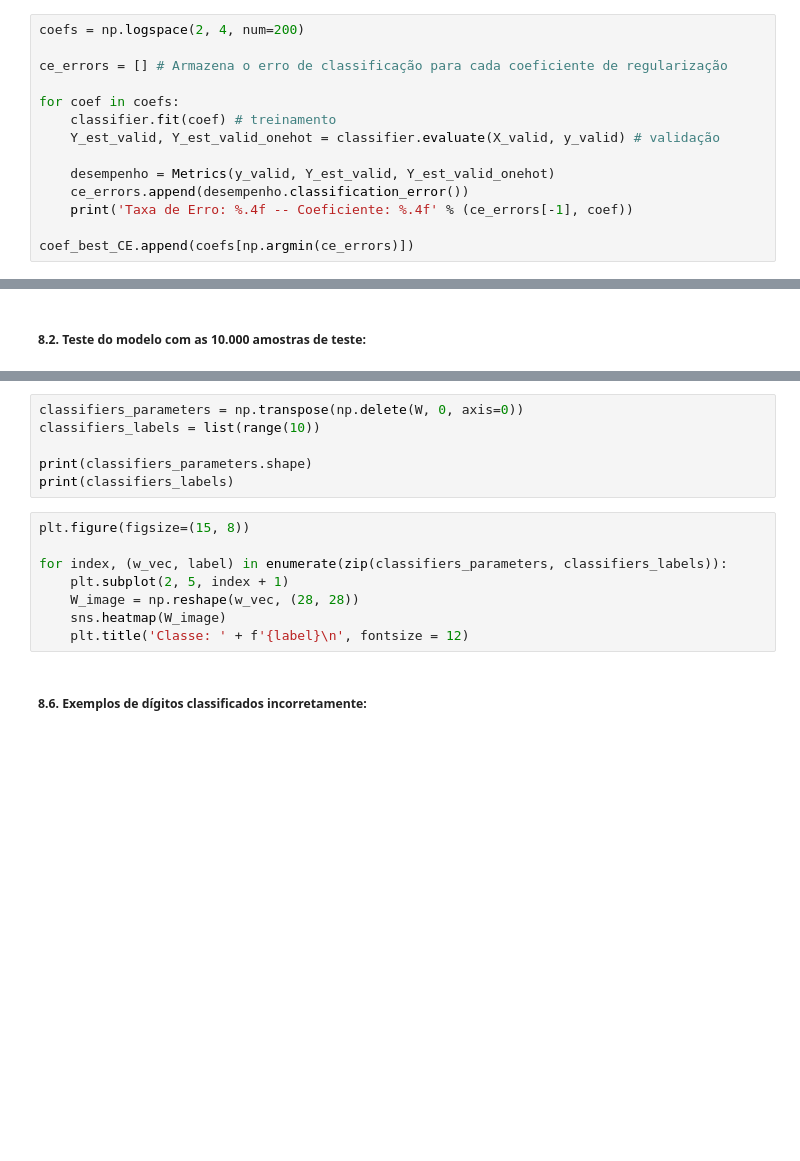
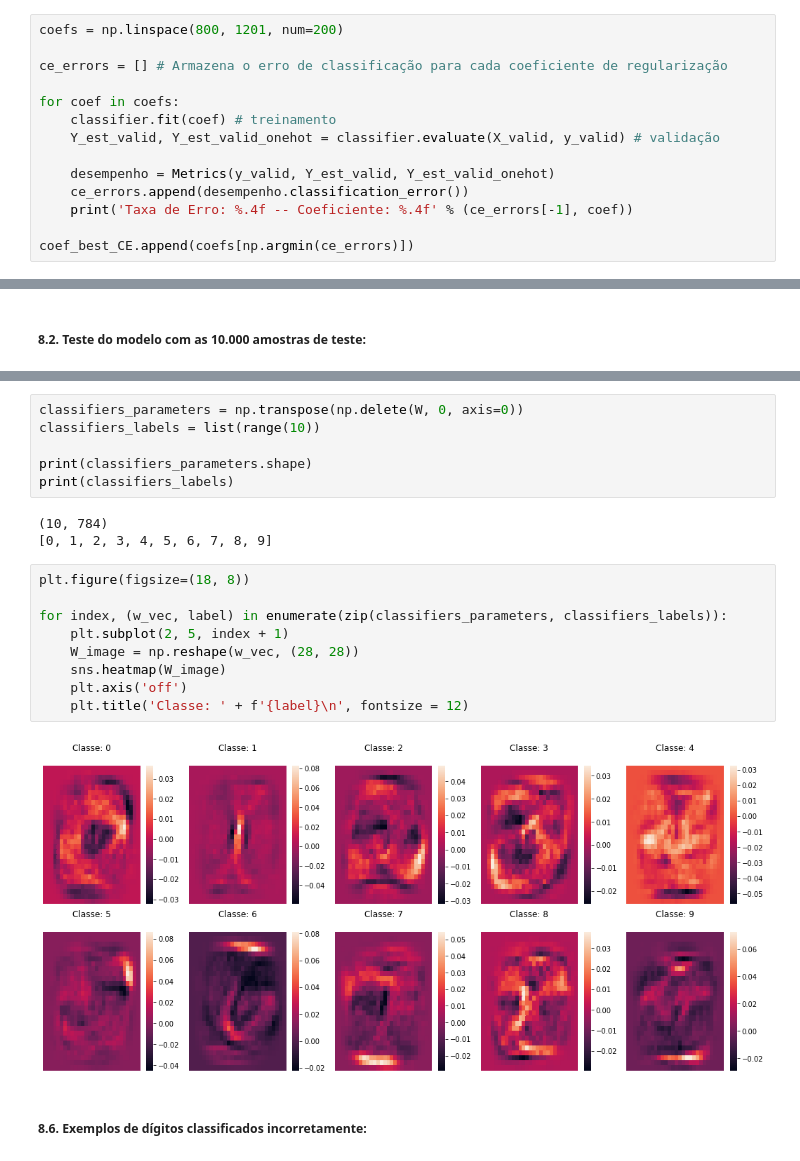
Before and after one commit to guilherme-rosa/IA353_RedesNeurais, a Jupyter notebook: EFC1/EFC1 - Q1 .ipynb, the cells around one changed output, grey strips where cells are left out. Cells and saved outputs as stored; diff of their text form; blank space fills up the shorter version.

```diff
--- a/EFC1/EFC1 - Q1 .ipynb
+++ b/EFC1/EFC1 - Q1 .ipynb
@@ -292,5 +360,5 @@ plt.show()
 # %%
-coefs = np.logspace(2, 4, num=200)
+coefs = np.linspace(800, 1201, num=200)
 
 ce_errors = [] # Armazena o erro de classificação para cada coeficiente de regularização
 
@@ -367,14 +453,20 @@ classifiers_labels = list(range(10))
 
 print(classifiers_parameters.shape)
 print(classifiers_labels)
+# %% [output]
+(10, 784)
+[0, 1, 2, 3, 4, 5, 6, 7, 8, 9]
 # %%
-plt.figure(figsize=(15, 8))
+plt.figure(figsize=(18, 8))
 
 for index, (w_vec, label) in enumerate(zip(classifiers_parameters, classifiers_labels)):
     plt.subplot(2, 5, index + 1)
     W_image = np.reshape(w_vec, (28, 28))
     sns.heatmap(W_image)
+    plt.axis('off')
     plt.title('Classe: ' + f'{label}\n', fontsize = 12)
+# %% [output]
+[figure, added]
 # %% [markdown]
 ##### **8.6. Exemplos de dígitos classificados incorretamente:**
 # %%
```
Also changed, not shown: parts of 32 cells of this notebook.
